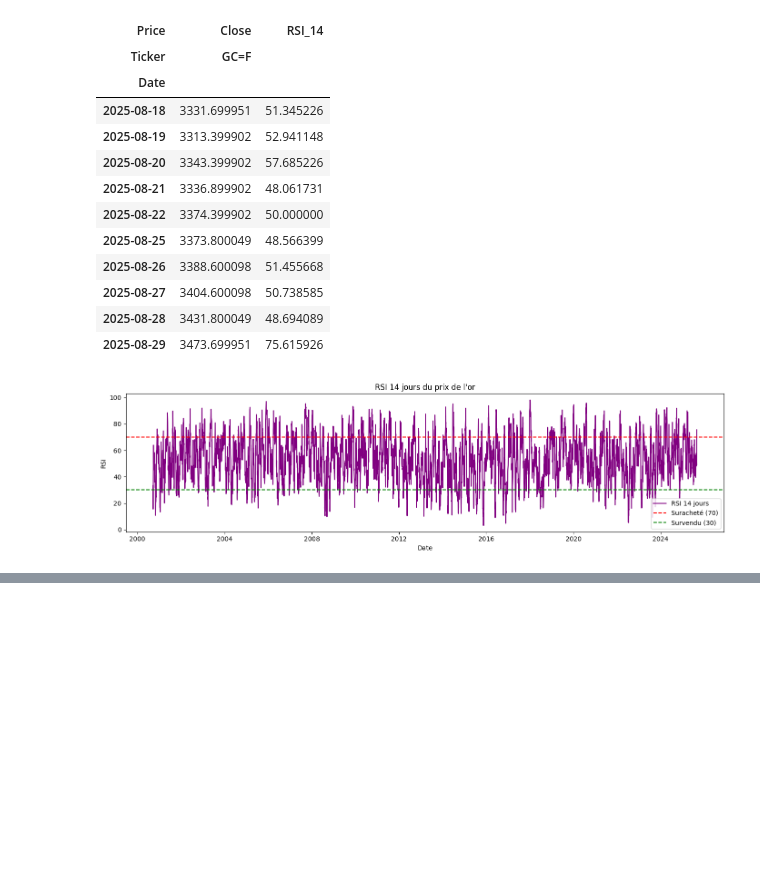
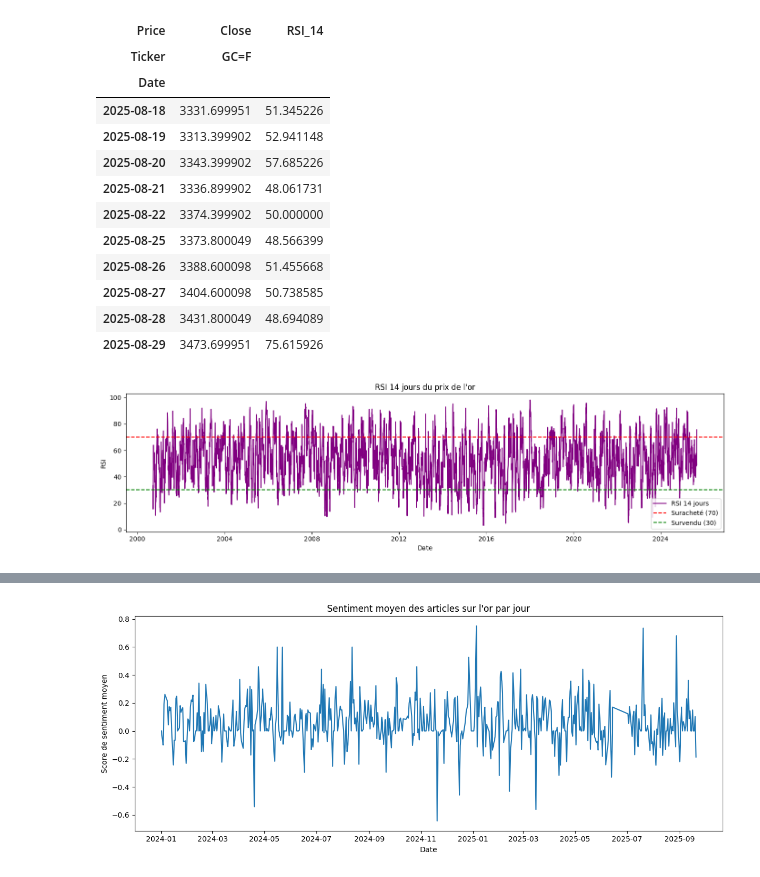
Before and after one commit to florent2905/Python-Project, a Jupyter notebook: Jupyter project.ipynb, the cells around one changed output, grey strips where cells are left out. Drawn from its saved outputs; the diff is of its cells as text; code cells hidden in the pictures; blank space fills up the shorter version.

```diff
--- a/Jupyter project.ipynb
+++ b/Jupyter project.ipynb
@@ -257,0 +325,10 @@ plt.show()
+# %%
+from vaderSentiment.vaderSentiment import SentimentIntensityAnalyzer
+
+analyzer = SentimentIntensityAnalyzer()
+
+# On suppose que le texte des articles est dans la colonne 'title'
+df['sentiment_score'] = df['title'].astype(str).apply(lambda x: analyzer.polarity_scores(x)['compound'])
+
+# Afficher les 10 premiers articles avec leur score de sentiment
+df[['title', 'url', 'sentiment_score']].head(10)
@@ -257,0 +352,9 @@ plt.show()
+# %%
+# Convertir la colonne 'seendate' en format datetime si ce n'est pas déjà fait
+df['seendate'] = pd.to_datetime(df['seendate'], errors='coerce')
+
+# Grouper par jour et calculer la moyenne du score de sentiment
+daily_sentiment = df.groupby(df['seendate'].dt.date)['sentiment_score'].mean()
+
+# Afficher les 10 premiers jours avec leur score moyen
+print(daily_sentiment.head(10))
@@ -257,0 +374,12 @@ plt.show()
+# %%
+import matplotlib.pyplot as plt
+
+plt.figure(figsize=(12,5))
+daily_sentiment.plot()
+plt.title("Sentiment moyen des articles sur l'or par jour")
+plt.xlabel("Date")
+plt.ylabel("Score de sentiment moyen")
+plt.tight_layout()
+plt.show()
+# %% [output]
+[figure, added]
```
Also changed, not shown: parts of 6 cells of this notebook.
